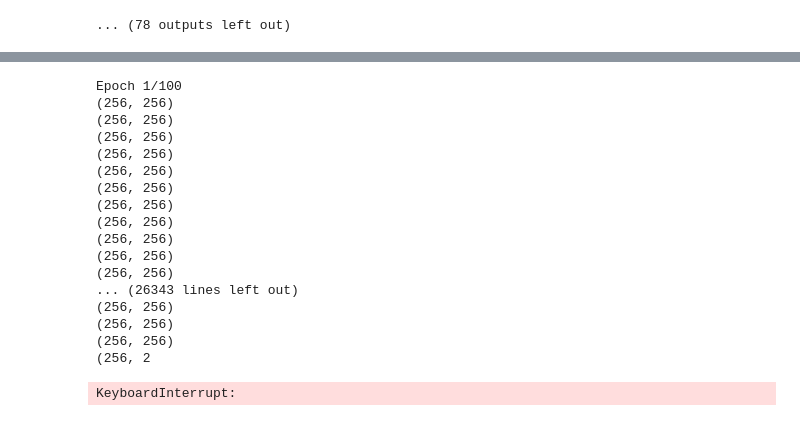
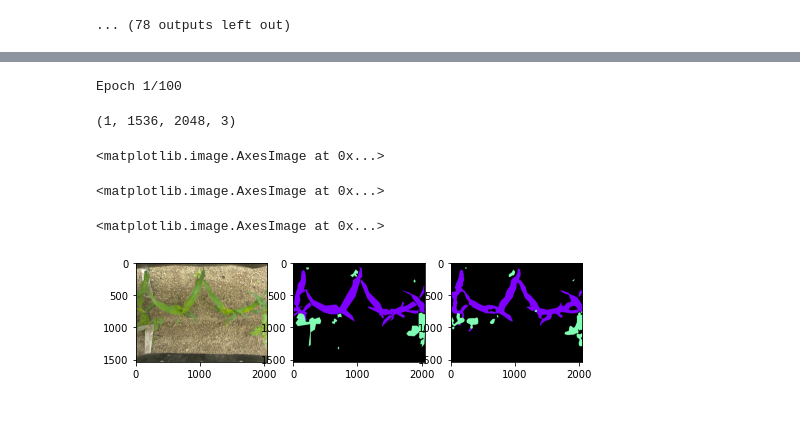
Before and after one commit to tizianofucci/A2NDLSegmentation, a Jupyter notebook: Notebook/Second_try.ipynb, the cells around one changed output, grey strips where cells are left out. Saved outputs shown, nothing was run; the diff lists cells and outputs as text; code cells hidden in the pictures.

```diff
--- a/Notebook/Second_try.ipynb
+++ b/Notebook/Second_try.ipynb
@@ -378,7 +396,7 @@ from datetime import datetime
 
 cwd = os.getcwd()
 
-exps_dir = os.path.join(cwd, 'drive/My Drive/Keras4/', 'multiclass_segmentation_experiments')
+exps_dir = os.path.join(cwd, 'multiclass_exps')
 if not os.path.exists(exps_dir):
     os.makedirs(exps_dir)
 
@@ -400,7 +418,7 @@ if not os.path.exists(ckpt_dir):
 
 ckpt_callback = tf.keras.callbacks.ModelCheckpoint(filepath=os.path.join(ckpt_dir, 'cp_{epoch:02d}.ckpt'),
                                                    save_weights_only=True)  # False to save the model directly
-#callbacks.append(ckpt_callback)
+callbacks.append(ckpt_callback)
 
 # Visualize Learning on Tensorboard
 # ---------------------------------
@@ -416,9 +434,9 @@ callbacks.append(tb_callback)
 
 # Early Stopping
 # --------------
-early_stop = False
+early_stop = True
 if early_stop:
-    es_callback = tf.keras.callback.EarlyStopping(monitor='val_loss', patience=2)
+    es_callback = tf.keras.callbacks.EarlyStopping(monitor='val_meanIoU', patience=10, mode="max")
     callbacks.append(es_callback)
 
 
@@ -435,20 +453,55 @@ model.fit(x=train_dataset,
 # 2. localhost:PORT   <- in your browser
 # %% [output]
 Epoch 1/100
-(256, 256)
-(256, 256)
-(256, 256)
-(256, 256)
-(256, 256)
-(256, 256)
-(256, 256)
-(256, 256)
-(256, 256)
-(256, 256)
-(256, 256)
-... (26343 lines left out)
-(256, 256)
-(256, 256)
-(256, 256)
-(256, 2
-KeyboardInterrupt:
+# %%
+import time
+import matplotlib.pyplot as plt
+
+from PIL import Image
+
+%matplotlib inline
+
+iterator = iter(valid_dataset)
+# %%
+fig, ax = plt.subplots(1, 3, figsize=(8, 8))
+fig.show()
+image, target = next(iterator)
+
+image = image[0]
+target = target[0, ..., 0]
+
+out_sigmoid = model.predict(x=tf.expand_dims(image, 0))
+
+# Get predicted class as the index corresponding to the maximum value in the vector probability
+# predicted_class = tf.cast(out_sigmoid > score_th, tf.int32)
+# predicted_class = predicted_class[0, ..., 0]
+predicted_class = tf.argmax(out_sigmoid, -1)
+
+out_sigmoid.shape
+
+predicted_class = predicted_class[0, ...]
+
+# Assign colors (just for visualization)
+target_img = np.zeros([target.shape[0], target.shape[1], 3])
+prediction_img = np.zeros([target.shape[0], target.shape[1], 3])
+
+target_img[np.where(target == 0)] = [0, 0, 0]
+for i in range(1, 3):
+  target_img[np.where(target == i)] = np.array(colors[i-1])[:3] * 255
+
+prediction_img[np.where(predicted_class == 0)] = [0, 0, 0]
+for i in range(1, 3):
+  prediction_img[np.where(predicted_class == i)] = np.array(colors[i-1])[:3] * 255
+
+ax[0].imshow(np.uint8(image))
+ax[1].imshow(np.uint8(target_img))
+ax[2].imshow(np.uint8(prediction_img))
+
+fig.canvas.draw()
+time.sleep(1)
+# %% [output]
+(1, 1536, 2048, 3)
+<matplotlib.image.AxesImage at 0x...>
+<matplotlib.image.AxesImage at 0x...>
+<matplotlib.image.AxesImage at 0x...>
+[figure, added]
```
Also changed, not shown: parts of 12 cells of this notebook, 1 other file.
